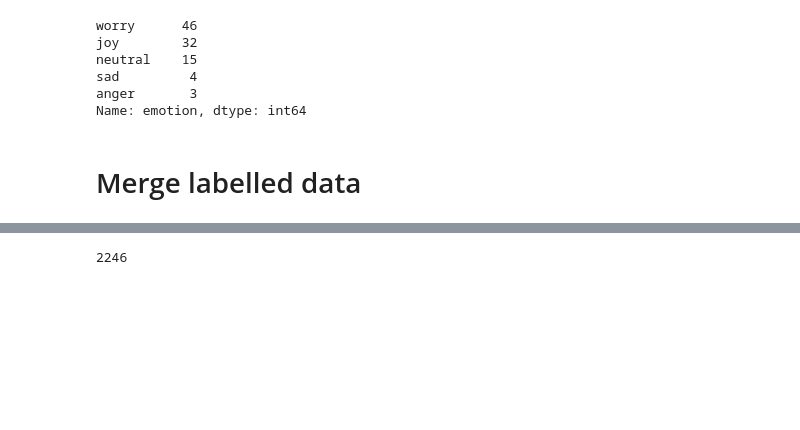
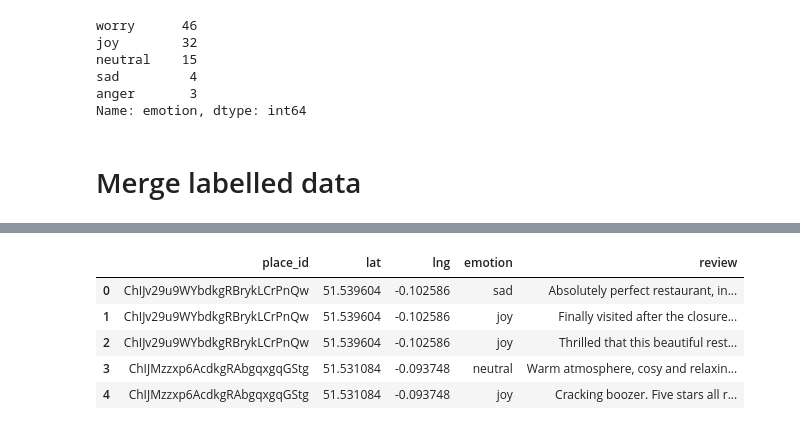
Before and after one commit to alanying/london-emotions, a Jupyter notebook: notebook/alan_prediction.ipynb, the cells around one changed output, grey strips where cells are left out. Cells and saved outputs as stored; diff of their text form; code cells hidden in the pictures; blank space fills up the shorter version.

```diff
--- a/notebook/alan_prediction.ipynb
+++ b/notebook/alan_prediction.ipynb
@@ -369,8 +369,12 @@ pred_testset = merge(df1, df2, df3)
 pred_testset.to_csv('pred_testset.csv', index=False)
 # %%
 # check it out
-dell = pd.read_csv('pred_testset.csv')
+dell = pd.read_csv('../raw_data/pred_testset.csv')
 dell.head()
-len(dell)
 # %% [output]
-2246
+|  | place_id | lat | lng | emotion | review |
+| 0 | ChIJv29u9WYbdkgRBrykLCrPnQw | 51.539604 | -0.102586 | sad | Absolutely perfect restaurant, in... |
+| 1 | ChIJv29u9WYbdkgRBrykLCrPnQw | 51.539604 | -0.102586 | joy | Finally visited after the closure... |
+| 2 | ChIJv29u9WYbdkgRBrykLCrPnQw | 51.539604 | -0.102586 | joy | Thrilled that this beautiful rest... |
+| 3 | ChIJMzzxp6AcdkgRAbgqxgqGStg | 51.531084 | -0.093748 | neutral | Warm atmosphere, cosy and relaxin... |
+| 4 | ChIJMzzxp6AcdkgRAbgqxgqGStg | 51.531084 | -0.093748 | joy | Cracking boozer. Five stars all r... |
```
Also changed, not shown: parts of 3 cells of this notebook, 2 other files.
